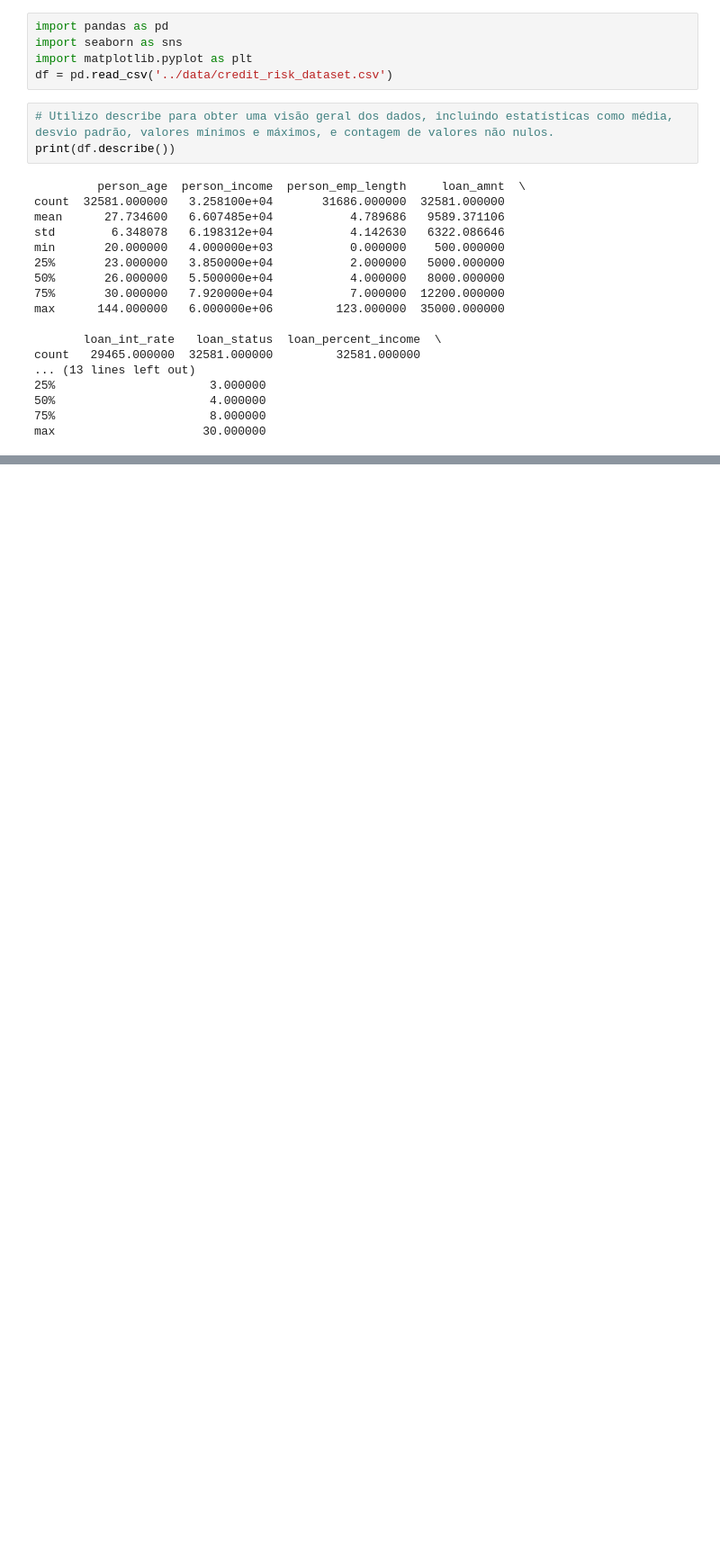
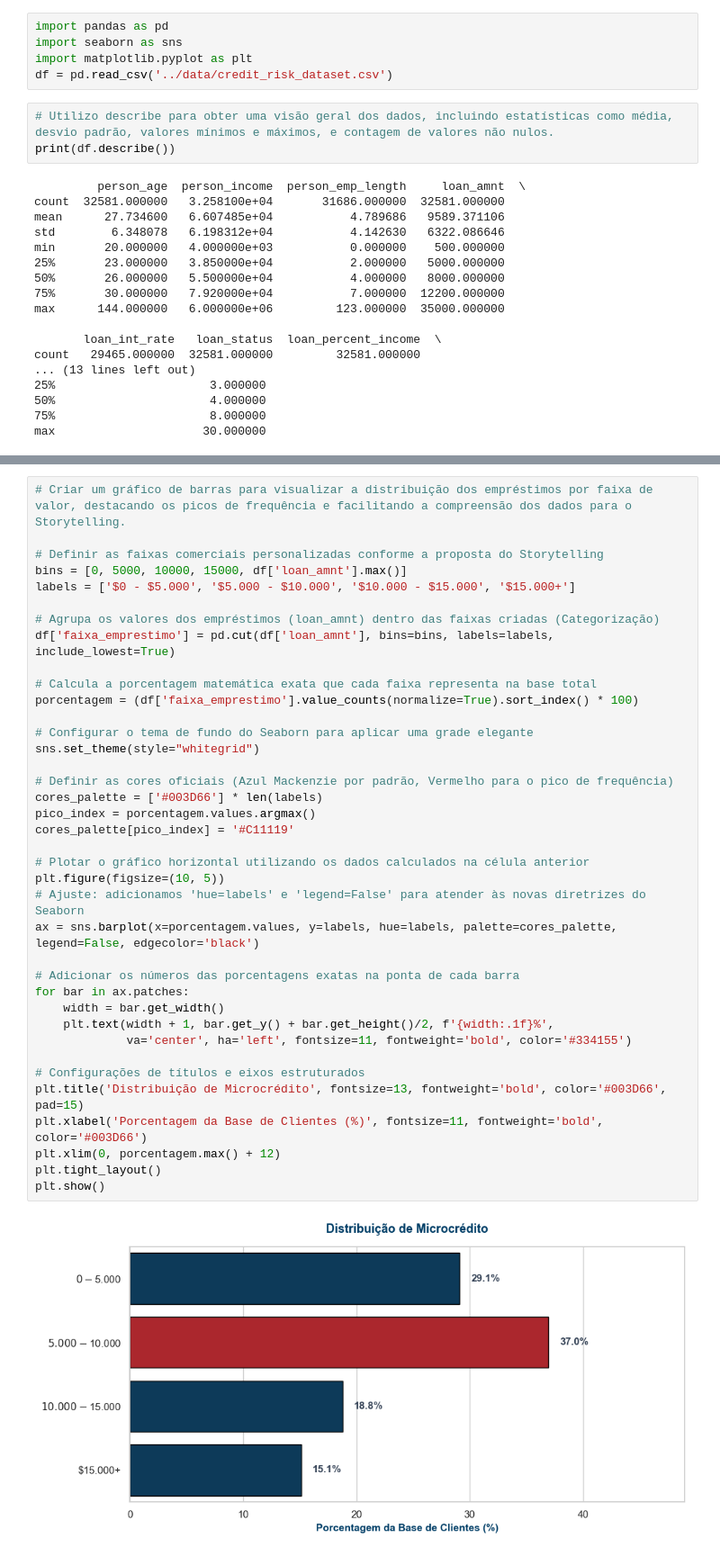
Before and after one commit to marcosaraujoCL/projeto-aplicado-inclusao-financeira, a Jupyter notebook: notebooks/AED.ipynb, the cells around one changed output, grey strips where cells are left out. Shown at 90% size. Drawn from its saved outputs; the diff is of its cells as text; blank space fills up the shorter version.

Commit message:
Ajuste e acréscimos da AED

```diff
--- a/notebooks/AED.ipynb
+++ b/notebooks/AED.ipynb
@@ -80,3 +86,43 @@ NameError: name 'df' is not defined
+# %%
+# Criar um gráfico de barras para visualizar a distribuição dos empréstimos por faixa de valor, destacando os picos de frequência e facilitando a compreensão dos dados para o Storytelling.
+
+# Definir as faixas comerciais personalizadas conforme a proposta do Storytelling
+bins = [0, 5000, 10000, 15000, df['loan_amnt'].max()]
+labels = ['$0 - $5.000', '$5.000 - $10.000', '$10.000 - $15.000', '$15.000+']
+
+# Agrupa os valores dos empréstimos (loan_amnt) dentro das faixas criadas (Categorização)
+df['faixa_emprestimo'] = pd.cut(df['loan_amnt'], bins=bins, labels=labels, include_lowest=True)
+
+# Calcula a porcentagem matemática exata que cada faixa representa na base total
+porcentagem = (df['faixa_emprestimo'].value_counts(normalize=True).sort_index() * 100)
+
+# Configurar o tema de fundo do Seaborn para aplicar uma grade elegante
+sns.set_theme(style="whitegrid")
+
+# Definir as cores oficiais (Azul Mackenzie por padrão, Vermelho para o pico de frequência)
+cores_palette = ['#003D66'] * len(labels)
+pico_index = porcentagem.values.argmax()
+cores_palette[pico_index] = '#C11119'
+
+# Plotar o gráfico horizontal utilizando os dados calculados na célula anterior
+plt.figure(figsize=(10, 5))
+# Ajuste: adicionamos 'hue=labels' e 'legend=False' para atender às novas diretrizes do Seaborn
+ax = sns.barplot(x=porcentagem.values, y=labels, hue=labels, palette=cores_palette, legend=False, edgecolor='black')
+
+# Adicionar os números das porcentagens exatas na ponta de cada barra
+for bar in ax.patches:
+    width = bar.get_width()
+    plt.text(width + 1, bar.get_y() + bar.get_height()/2, f'{width:.1f}%',
+             va='center', ha='left', fontsize=11, fontweight='bold', color='#334155')
+
+# Configurações de títulos e eixos estruturados
+plt.title('Distribuição de Microcrédito', fontsize=13, fontweight='bold', color='#003D66', pad=15)
+plt.xlabel('Porcentagem da Base de Clientes (%)', fontsize=11, fontweight='bold', color='#003D66')
+plt.xlim(0, porcentagem.max() + 12)
+plt.tight_layout()
+plt.show()
+# %% [output]
+[figure, added]
 # %%
 # --- ANÁLISE DE CORRELAÇÃO: RENDA PESSOAL vs. TAXA DE JUROS ---
 #  O coeficiente varia de -1 a 1 e indica a força da relação linear entre Renda e Juros:
```
Also changed, not shown: parts of 8 cells of this notebook.
